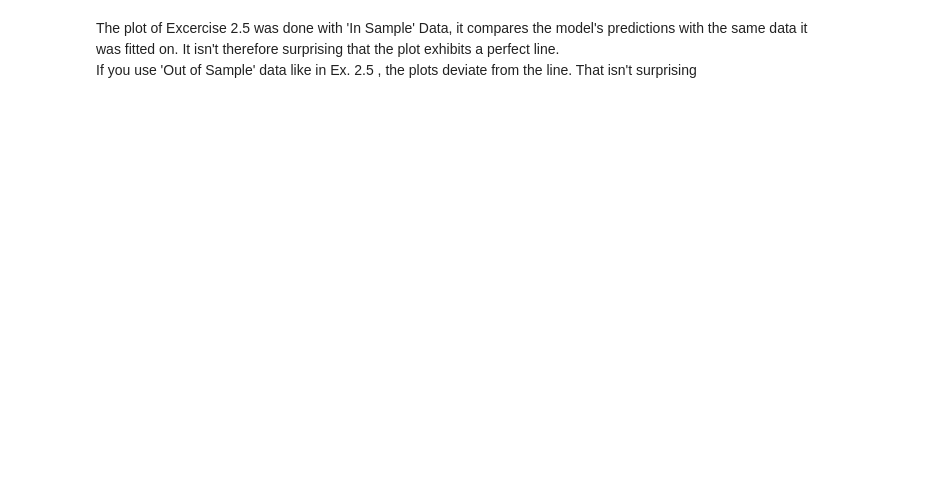
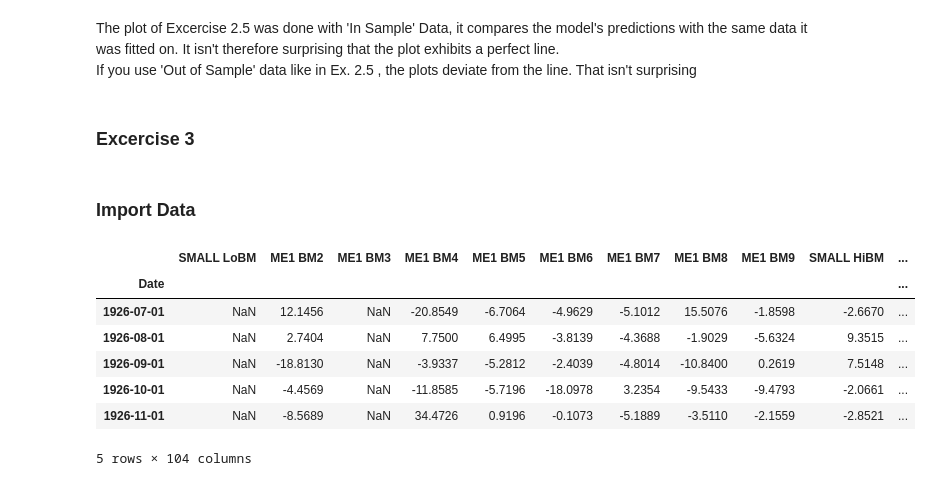
Before and after one commit to Luedman/Theory_of_Finance_Assignments, a Jupyter notebook: Assignment_3/Assignment3.ipynb, the cells around one changed output. Saved outputs shown, nothing was run; the diff lists cells and outputs as text; code cells hidden in the pictures; blank space fills up the shorter version.

```diff
--- a/Assignment_3/Assignment3.ipynb
+++ b/Assignment_3/Assignment3.ipynb
@@ -444,3 +452,58 @@ plt.show()
 The plot of Excercise 2.5 was done with 'In Sample' Data, it compares the model's predictions with the same data it was fitted on. It isn't therefore surprising that the plot exhibits a perfect line.
 <br>
 If you use 'Out of Sample' data like in Ex. 2.5 , the plots deviate from the line. That isn't surprising
+# %% [markdown]
+### Excercise 3
+# %% [markdown]
+### Import Data
+# %%
+#Import Portfolio Data (100 portfolios)
+data100 = pd.read_csv('100_Portfolios_10x10.CSV', skiprows = list(range(0,15)), dtype = np.float64, nrows = 1107)
+
+#Convert Date of Data100
+data100['Date'] = pd.to_datetime(data100['Unnamed: 0'], format = '%Y%m.0')
+
+#Set Index to Date and delete old Date column of Data100
+data100 = data100.set_index('Date')
+data100 = data100.drop('Unnamed: 0', axis = 1)
+
+#Import FF Factors
+FF_Factors = pd.read_csv('F-F_Research_Data_Factors.CSV', skiprows = [0,1,2], dtype = np.float64, nrows = 1107)
+
+#Convert Date of FF_Factors
+FF_Factors['Date'] = pd.to_datetime(FF_Factors['Unnamed: 0'], format = '%Y%m.0')
+
+#Set Index to Date and delete old Date column of FF_Factors
+FF_Factors = FF_Factors.set_index('Date')
+FF_Factors = FF_Factors.drop('Unnamed: 0', axis = 1)
+
+#Only use data from July 1926 to December 2017 and replace missing values
+data100 = data100.loc['1926-07-01':'2017-12-01']
+data100 = data100.replace(-99.99,np.nan)
+
+#Add the FF Factors to data100
+data100 = pd.concat([data100, FF_Factors], axis = 1, join = 'inner')
+
+#Calculate Excess Returns
+data100_exreturns = pd.DataFrame()
+
+for i in data100.columns[:-4]:
+    data100_exreturns[i] = data100[i] - data100['RF']
+
+#Add FF Factors, RF
+data100_exreturns = pd.concat([data100_exreturns, FF_Factors], axis = 1, join = 'inner')
+
+#Rename data100_exreturns to dataset for easier use
+dataset = data100_exreturns
+
+#From now on, only use dataset. No other dataframes anymore!
+dataset.head()
+# %% [output]
+|  | SMALL LoBM | ME1 BM2 | ME1 BM3 | ME1 BM4 | ME1 BM5 | ME1 BM6 | ME1 BM7 | ME1 BM8 | ME1 BM9 | SMALL HiBM | ... |
+| Date |  |  |  |  |  |  |  |  |  |  | ... |
+| 1926-07-01 | NaN | 12.1456 | NaN | -20.8549 | -6.7064 | -4.9629 | -5.1012 | 15.5076 | -1.8598 | -2.6670 | ... |
+| 1926-08-01 | NaN | 2.7404 | NaN | 7.7500 | 6.4995 | -3.8139 | -4.3688 | -1.9029 | -5.6324 | 9.3515 | ... |
+| 1926-09-01 | NaN | -18.8130 | NaN | -3.9337 | -5.2812 | -2.4039 | -4.8014 | -10.8400 | 0.2619 | 7.5148 | ... |
+| 1926-10-01 | NaN | -4.4569 | NaN | -11.8585 | -5.7196 | -18.0978 | 3.2354 | -9.5433 | -9.4793 | -2.0661 | ... |
+| 1926-11-01 | NaN | -8.5689 | NaN | 34.4726 | 0.9196 | -0.1073 | -5.1889 | -3.5110 | -2.1559 | -2.8521 | ... |
+5 rows × 104 columns
```
Also changed, not shown: parts of 6 cells of this notebook.
